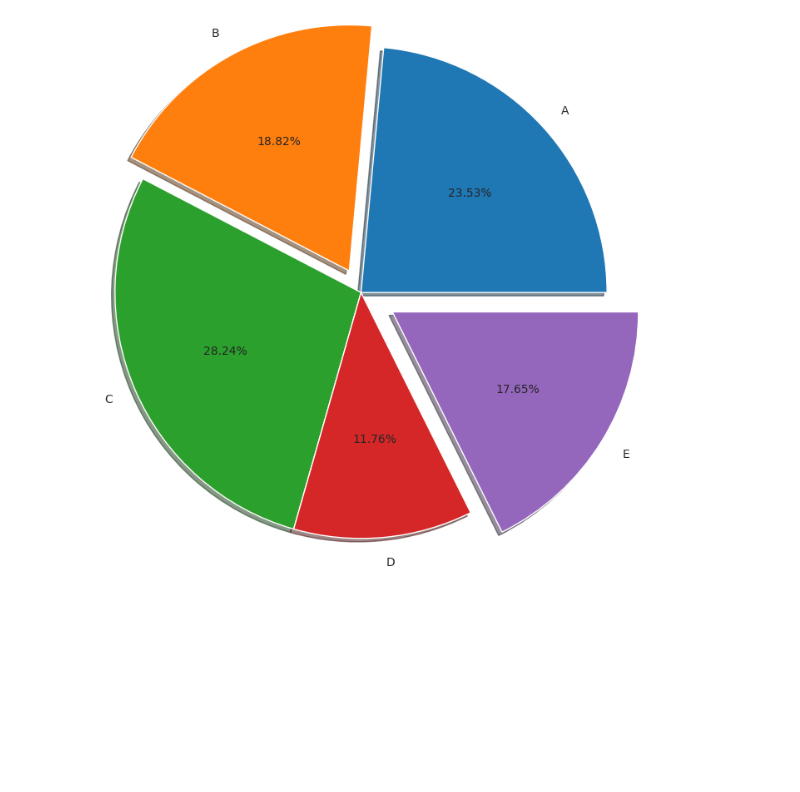
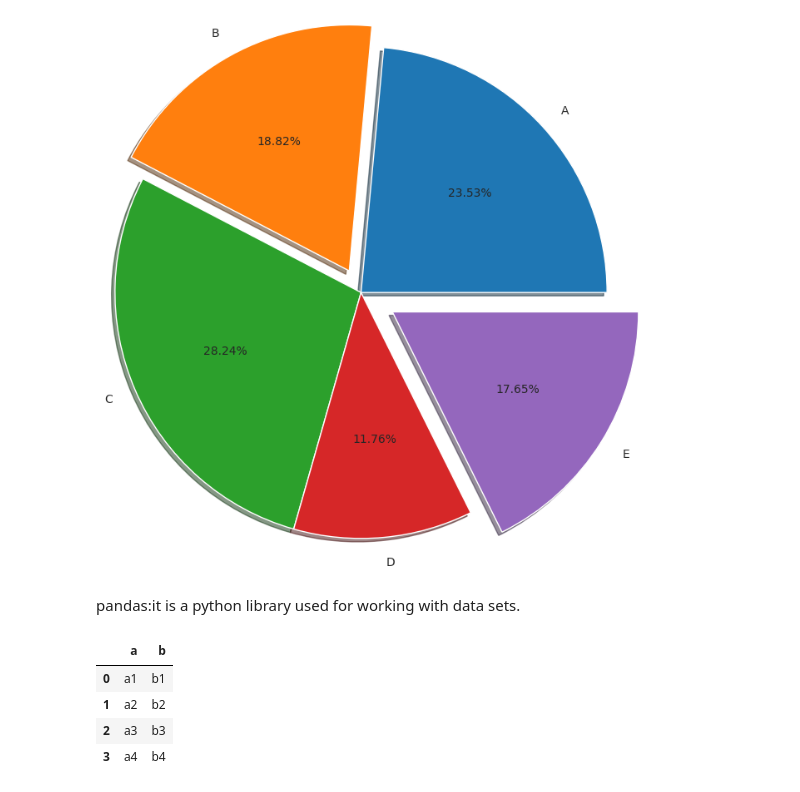
Before and after one commit to divya-shree1125/Divya_Meta_scifor_technology, a Jupyter notebook: week_1_assignment(data_handling).ipynb, the cells around one changed output. Drawn from its saved outputs; the diff is of its cells as text; code cells hidden in the pictures; blank space fills up the shorter version.

```diff
--- a/week_1_assignment(data_handling).ipynb
+++ b/week_1_assignment(data_handling).ipynb
@@ -177,3 +177,17 @@ plt.pie(v,labels=t,radius=2,explode=[0,0.2,0,0,0.3],autopct='%0.2f%%',shadow=Tru
   Text(0.11072216461624917, -1.1948809992056497, '11.76%'),
   Text(1.2753258036203348, -0.7896480827686138, '17.65%')])
 [figure]
+# %% [markdown]
+pandas:it is a python library used for working with data sets.
+# %%
+data_one={'a':['a1','a2','a3','a4'],'b':['b1','b2','b3','b4']}
+data_two={'c':['c','c2','c3','c4'],'d':['d1','d2','d3','d4']}
+one=pd.DataFrame(data_one)
+two=pd.DataFrame(data_two)
+one
+# %% [output]
+|  | a | b |
+| 0 | a1 | b1 |
+| 1 | a2 | b2 |
+| 2 | a3 | b3 |
+| 3 | a4 | b4 |
```
Also changed, not shown: parts of 4 cells of this notebook.
